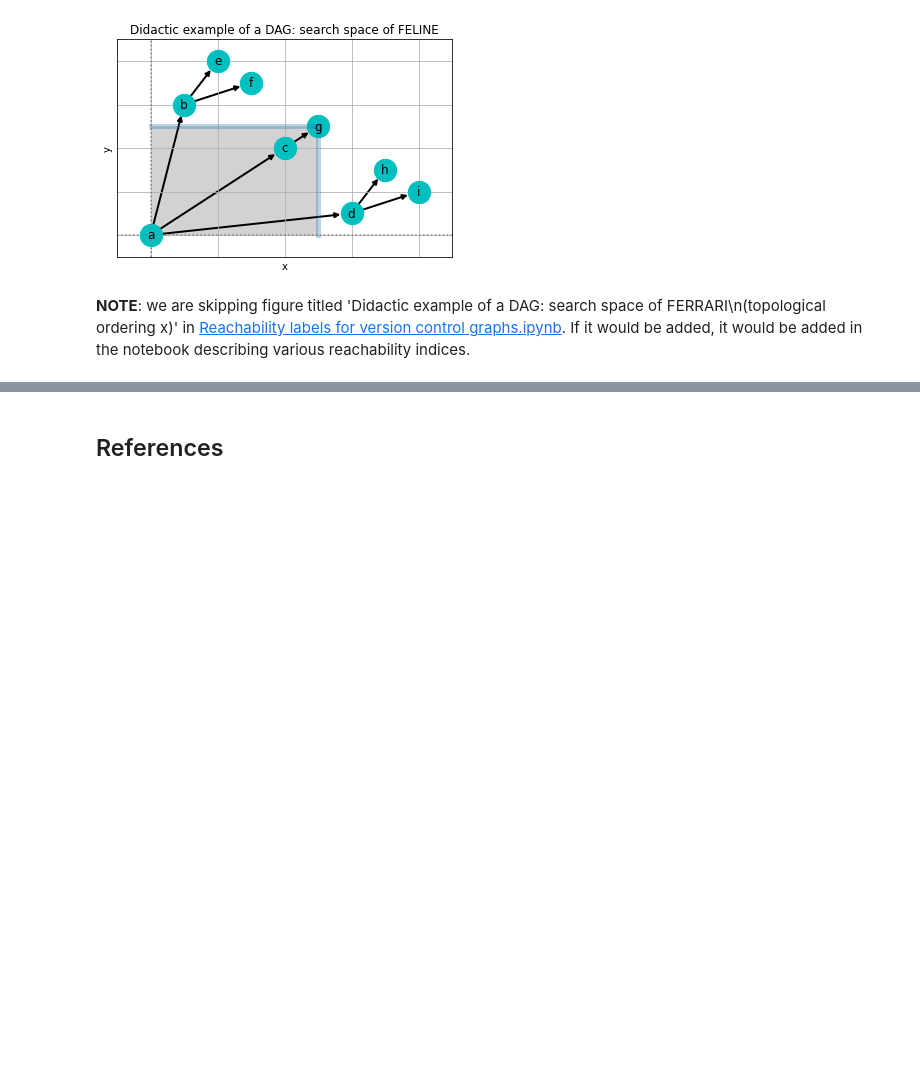
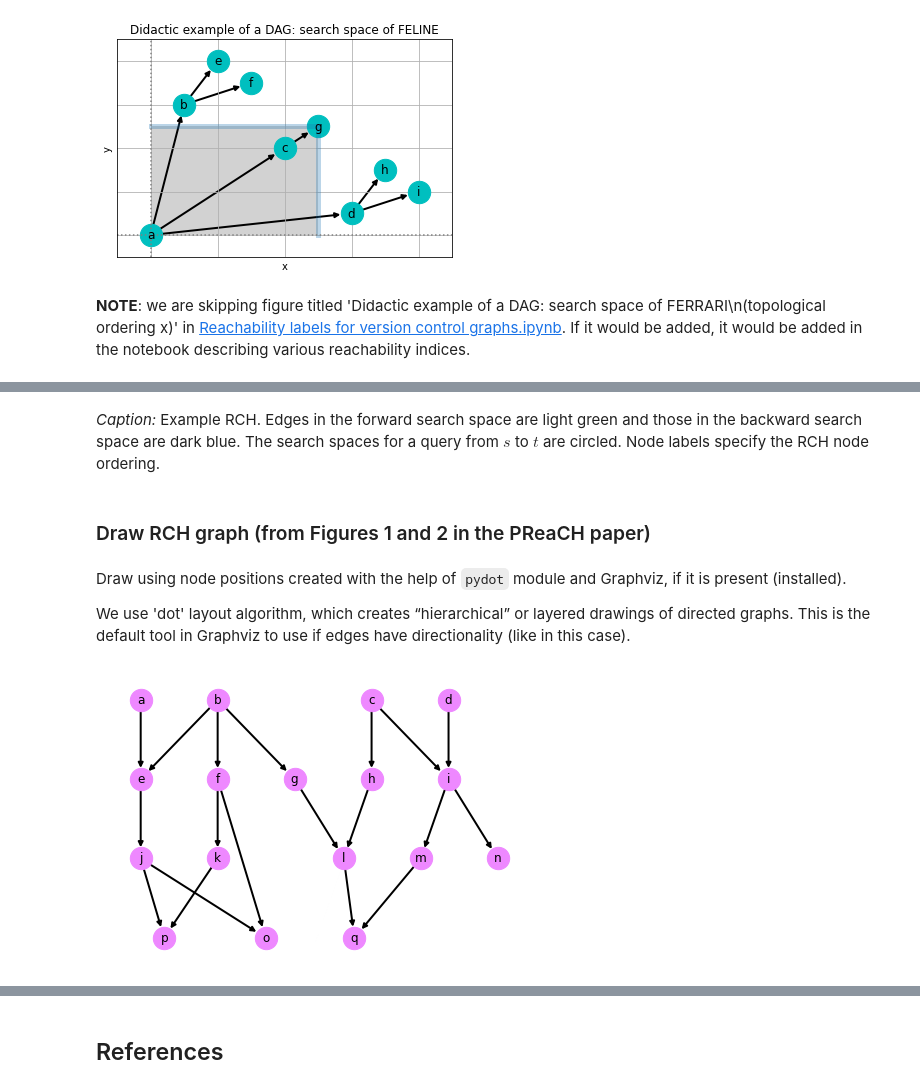
Before and after one commit to jnareb/git-commit-graph-ext, a Jupyter notebook: 03_example_graphs.ipynb, the cells around one changed output, grey strips where cells are left out. Drawn from its saved outputs; the diff is of its cells as text; code cells hidden in the pictures; blank space fills up the shorter version.

```diff
--- a/03_example_graphs.ipynb
+++ b/03_example_graphs.ipynb
@@ -329,0 +338,4 @@ nx.draw_networkx(de,pos=de.pos,
+# %% [markdown]
+_Caption:_ Example RCH. Edges in the forward search space are light green and those in the
+backward search space are dark blue. The search spaces for a query from $s$ to $t$ are circled.
+Node labels specify the RCH node ordering.
@@ -329,0 +392,18 @@ nx.draw_networkx(de,pos=de.pos,
+# %% [markdown]
+### Draw RCH graph (from Figures 1 and 2 in the PReaCH paper)
+# %% [markdown]
+Draw using node positions created with the help of `pydot` module and Graphviz, if it is present (installed).
+
+We use 'dot' layout algorithm, which creates “hierarchical” or layered drawings of directed graphs. This is the default tool in Graphviz to use if edges have directionality (like in this case).
+# %%
+try:
+    import pydot
+
+    ch=RCH_graph()
+    pos=nx.drawing.nx_pydot.pydot_layout(ch, prog='dot')
+    nx.draw(ch, pos=pos, with_labels=True,
+            node_size=500,width=2.0,node_color='#ee88ff')
+except ModuleNotFoundError:
+    print("'pydot' module not installed")
+# %% [output]
+[figure, added]
```
Also changed, not shown: parts of 7 cells of this notebook, 4 other files.
